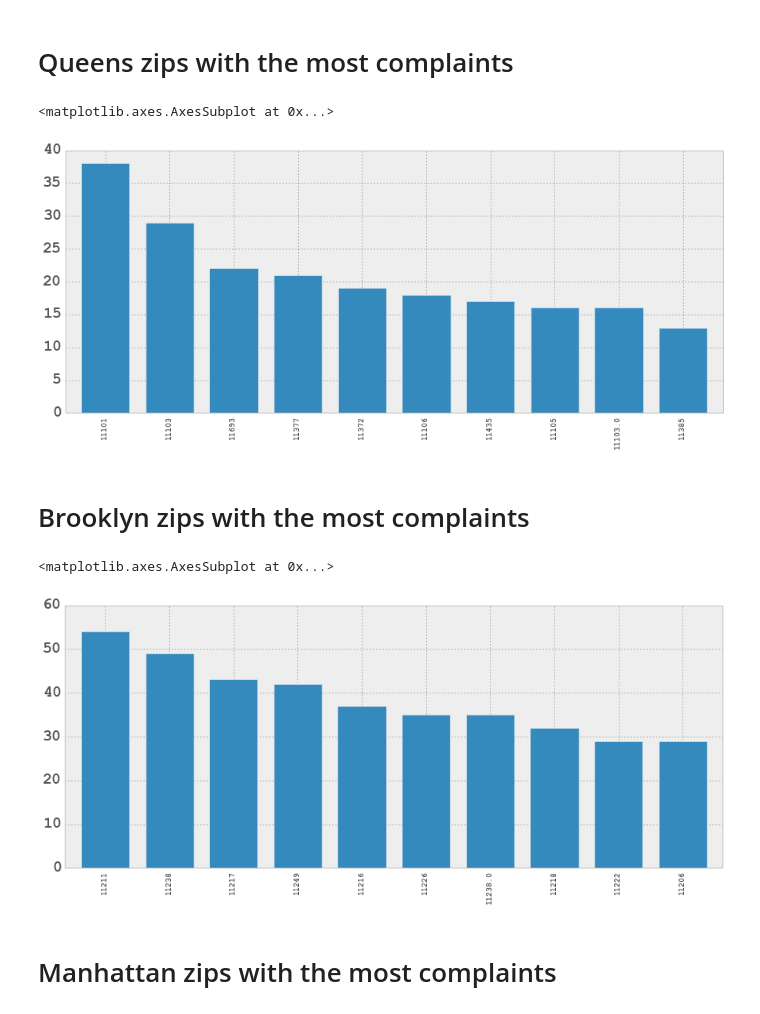
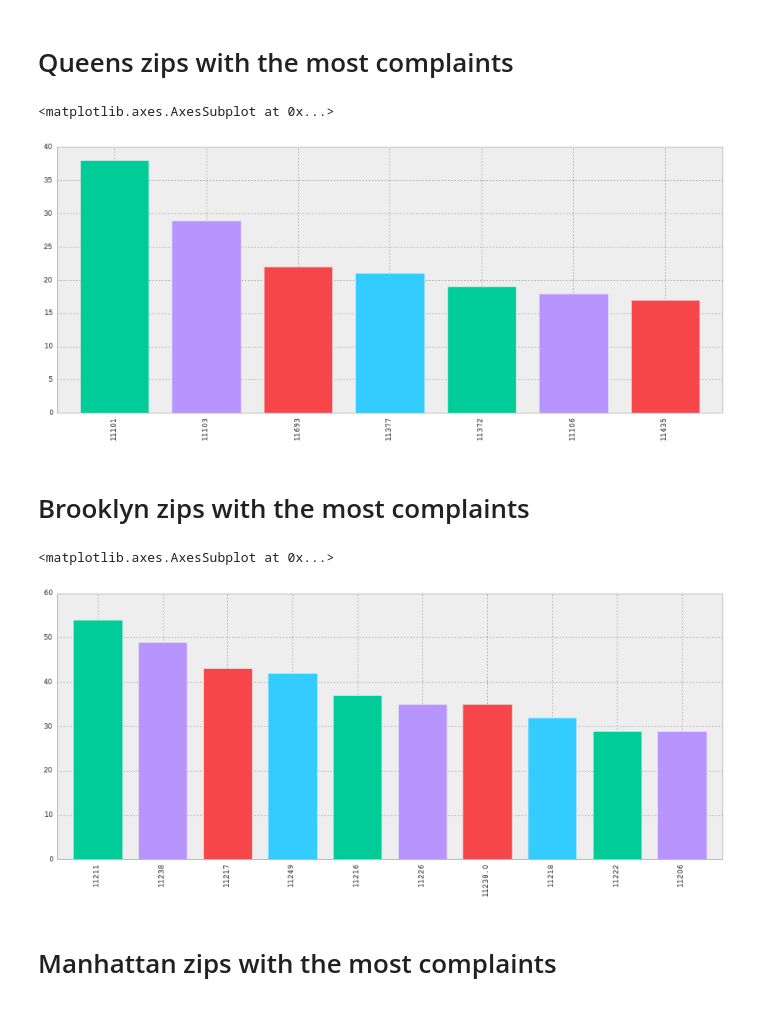
Before and after one commit to zunayed/pyDataAnalysis, a Jupyter notebook: Noisy Neighborhoods in NYC.ipynb, the cells around one changed output. Drawn from its saved outputs; the diff is of its cells as text; code cells hidden in the pictures.

Commit message:
Color graphs

```diff
--- a/Noisy Neighborhoods in NYC.ipynb
+++ b/Noisy Neighborhoods in NYC.ipynb
@@ -51,18 +51,20 @@ man_noise = manhattan[(manhattan['Complaint Type'] == 'Noise - Street/Sidewalk')
 bx_noise = bronx[(bronx['Complaint Type'] == 'Noise - Street/Sidewalk') | (bronx['Complaint Type'] == 'Noise - Commercial')]
 # %% [markdown]
 # Queens zips with the most complaints
+# %%
+my_colors = ['#00CC99', '#B894FF', '#F7464A', '#33CCFF']
 # %%
-qn_noise['Incident Zip'].value_counts()[:10].plot(kind='bar')
+qn_noise['Incident Zip'].value_counts()[:7].plot(kind='bar', color=my_colors)
 # %% [output]
 <matplotlib.axes.AxesSubplot at 0x...>
-[figure, old version]
+[figure, new version]
 # %% [markdown]
 # Brooklyn zips with the most complaints
 # %%
-bk_noise['Incident Zip'].value_counts()[:10].plot(kind='bar')
+bk_noise['Incident Zip'].value_counts()[:10].plot(kind='bar', color=my_colors)
 # %% [output]
 <matplotlib.axes.AxesSubplot at 0x...>
-[figure, old version]
+[figure, new version]
 # %% [markdown]
 # Manhattan zips with the most complaints
 # %%
```
Also changed, not shown: parts of 2 cells of this notebook.
